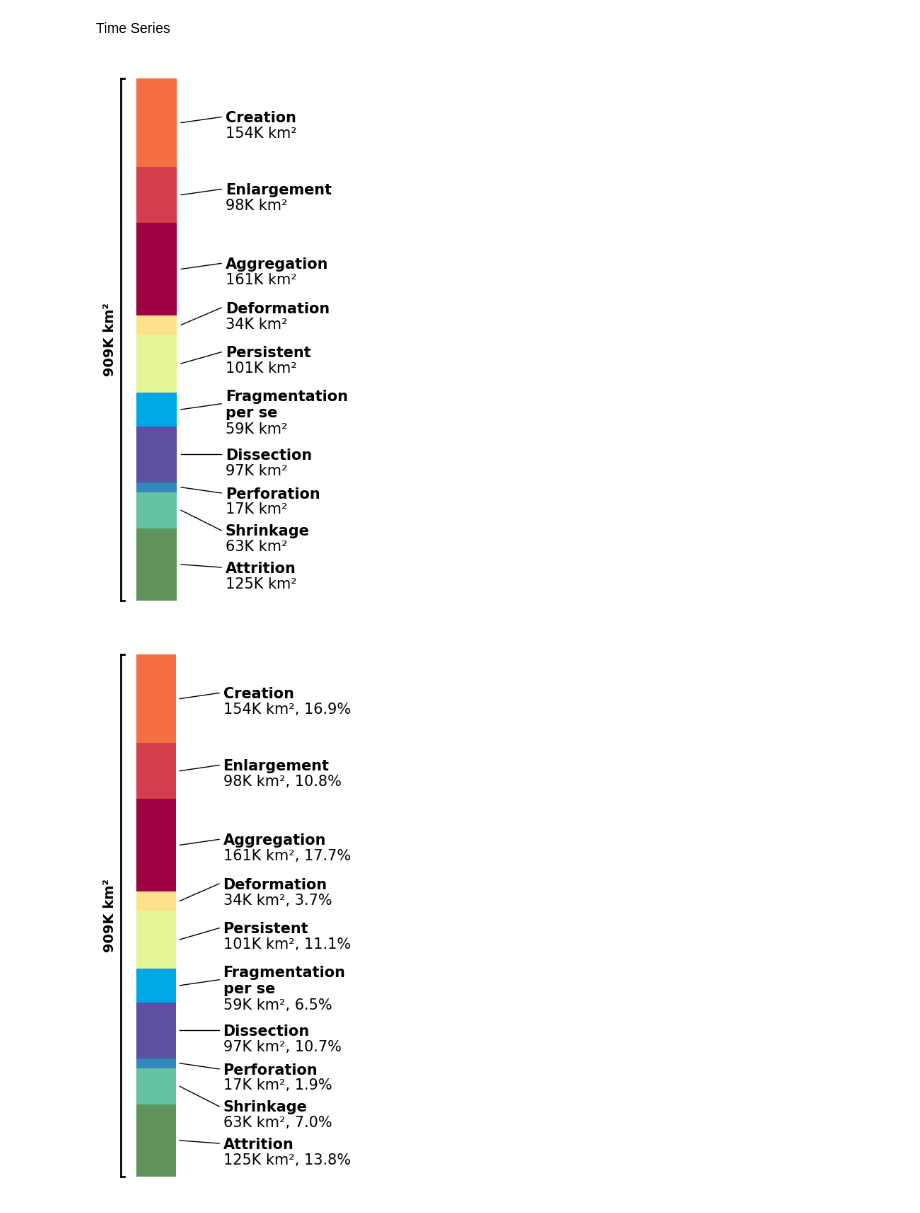
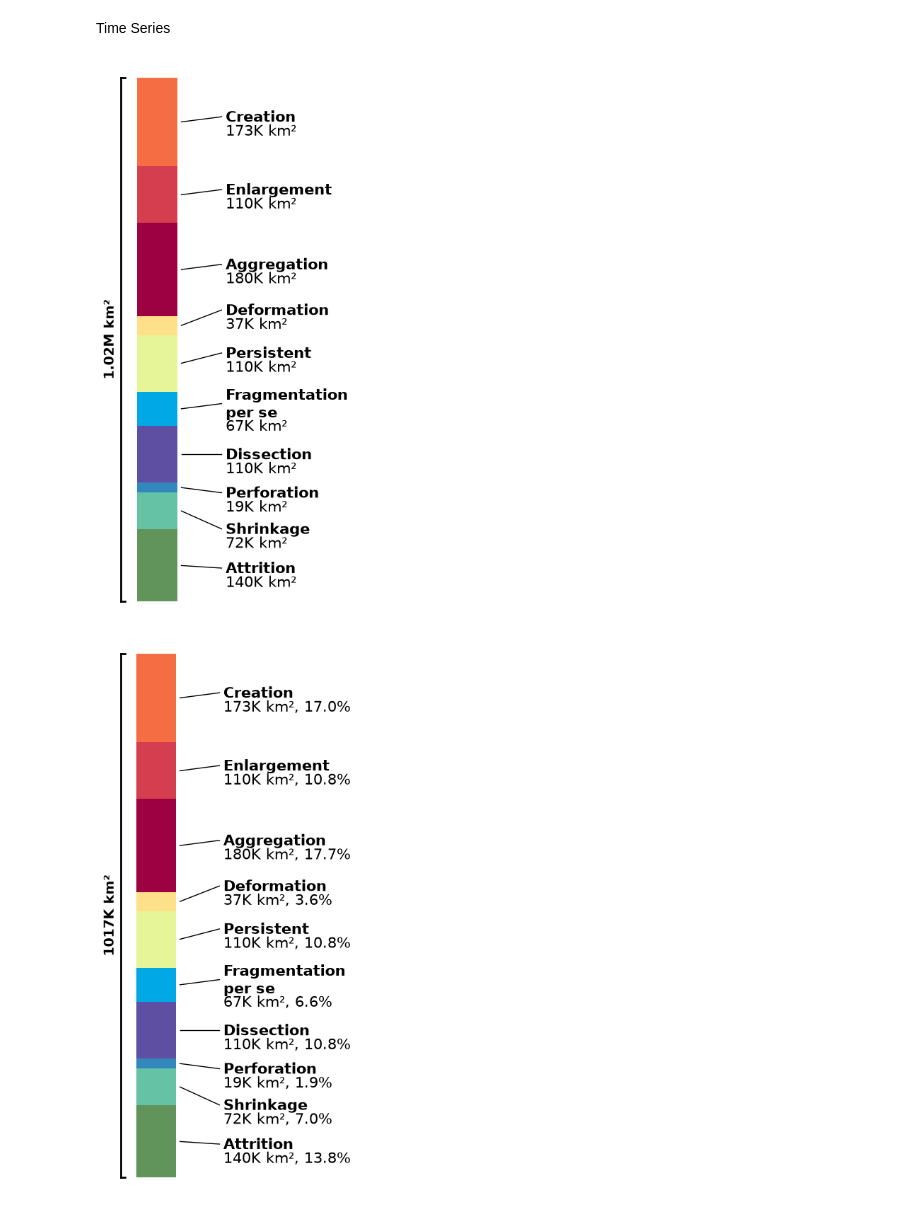
Before and after one commit to mschappert/processes_of_change_typology, a Jupyter notebook: code/graphs.ipynb, the cells around one changed output. Drawn from its saved outputs; the diff is of its cells as text; code cells hidden in the pictures.

```diff
--- a/code/graphs.ipynb
+++ b/code/graphs.ipynb
@@ -333,7 +471,7 @@ plt.show()
 Time Series
 # %%
 # time series
-df = pd.read_excel('/home/gisuser/code/data/typology_TS.xlsx', index_col=0)
+df = pd.read_excel('/home/gisuser/code/data/typology_TimeSeries.xlsx', index_col=0)
 # Sum all columns to get total for each typology
 df_total = df.sum(axis=1)
 
@@ -435,7 +573,12 @@ ax.set_yticks([]) # removes tick marks on both axes
 ax.plot([-0.45, -0.45], [0, total_sum], 'k-', linewidth=2)  # Vertical bracket line
 ax.plot([-0.45, -0.4], [0, 0], 'k-', linewidth=2)  # Bottom bracket
 ax.plot([-0.45, -0.4], [total_sum, total_sum], 'k-', linewidth=2)  # Top bracket
-ax.text(-0.5, total_sum/2, f'{total_sum/1000:.0f}K km²', rotation=90, va='center', ha='right', fontsize=14, weight="bold") # bracket label # orig sise 12
+
+# added to fix bracket label to show million
+total_label = f'{total_sum/1e6:.2f}M km²' if total_sum >= 1e6 else f'{total_sum/1e3:.0f}K km²'
+ax.text(-0.5, total_sum/2, total_label, rotation=90, va='center', ha='right', fontsize=14, weight="bold")
+#ax.text(-0.5, total_sum/2, f'{total_sum/1000:.0f}K km²', rotation=90, va='center', ha='right', fontsize=14, weight="bold") # bracket label # orig sise 12
+
 ax.xaxis.set_visible(False) # remove x axis line
 ax.set_ylim(-20000, total_sum + 20000) # adds space bewlow x to prevent cutting off bottom brack (bc using the above line)
 ax.set_xlim(-0.6, 2.5)
@@ -450,10 +593,10 @@ ax.spines['left'].set_visible(False)
 plt.tight_layout()
 plt.show()
 # %% [output]
-[figure, old version]
+[figure, new version]
 # %%
 # Time series + area + percent cover
-df = pd.read_excel('/home/gisuser/code/data/typology_TS.xlsx', index_col=0)
+df = pd.read_excel('/home/gisuser/code/data/typology_TimeSeries.xlsx', index_col=0)
 # Sum all columns to get total for each typology
 df_total = df.sum(axis=1)
 
@@ -522,31 +665,31 @@ for i, typ in enumerate(typology_order):
         p_cover_str = f"{p_cover:.1f}%"
 
         # Bold typology name
         ax.text(0.85, label_y + 8000, display_name, va='center', ha='left', fontsize=15, weight='bold')
         # Area and P_cover on one line with comma separator
         number_offset = -35000 if typ == "Fragmentation per se" else -19000
         ax.text(0.85, label_y + number_offset, f"{area_str}, {p_cover_str}",
                 va='center', ha='left', fontsize=15, weight='normal')
 
         bottom += value  # stacks bars
 
 # Customized graph layout
 ax.set_yticks([])  # removes tick marks on both axes
 ax.plot([-0.45, -0.45], [0, total_sum], 'k-', linewidth=2)  # Vertical bracket line
 ax.plot([-0.45, -0.4], [0, 0], 'k-', linewidth=2)  # Bottom bracket
 ax.plot([-0.45, -0.4], [total_sum, total_sum], 'k-', linewidth=2)  # Top bracket
 ax.text(-0.5, total_sum/2, f'{total_sum/1000:.0f}K km²', rotation=90, va='center', ha='right', fontsize=14, weight="bold")
 ax.xaxis.set_visible(False)  # remove x axis line
 ax.set_ylim(-20000, total_sum + 20000)
 ax.set_xlim(-0.6, 2.5)
 
 # remove box around graph
 ax.spines['top'].set_visible(False)
 ax.spines['right'].set_visible(False)
 ax.spines['bottom'].set_visible(False)
 ax.spines['left'].set_visible(False)
 
 plt.tight_layout()
 plt.show()
 # %% [output]
-[figure, old version]
+[figure, new version]
```
Also changed, not shown: parts of 7 cells of this notebook, 3 other files.
